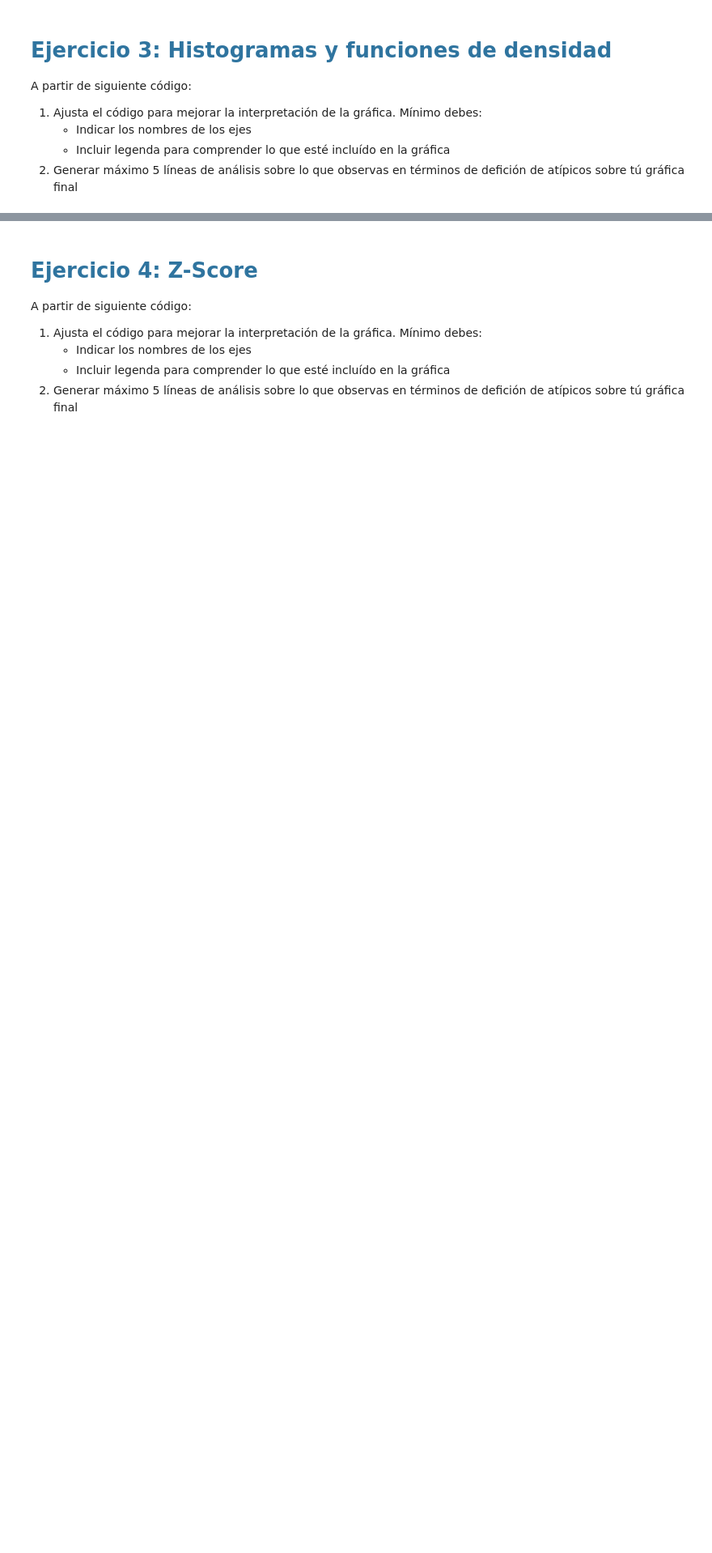
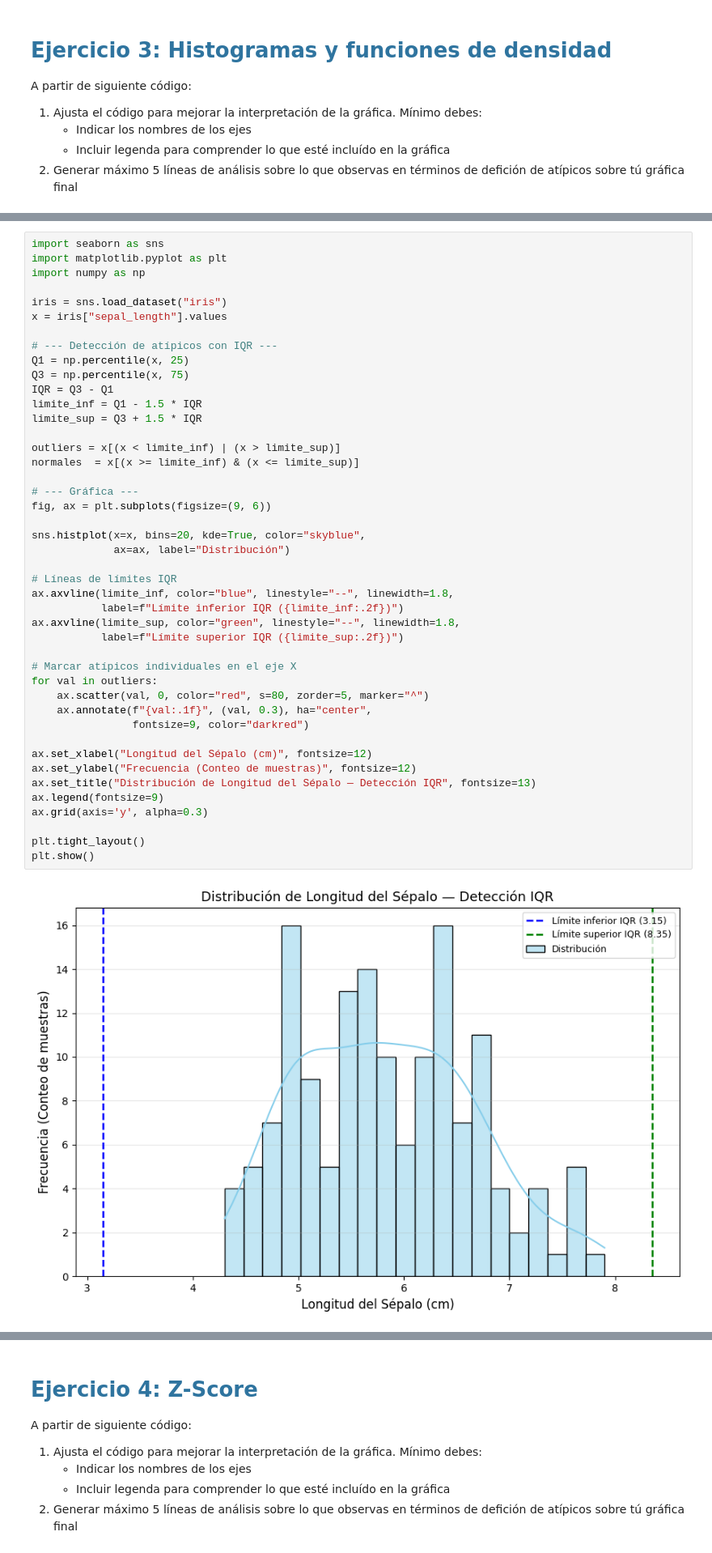
Before and after one commit to JulianCarvajal/BeatAnalytics, a Jupyter notebook: sesiones_practicas/sp_4_natalia_bernal_julian_carvajal.ipynb, the cells around one changed output, grey strips where cells are left out. Shown at 81% size. Saved outputs shown, nothing was run; the diff lists cells and outputs as text; blank space fills up the shorter version.

```diff
--- a/sesiones_practicas/sp_4_natalia_bernal_julian_carvajal.ipynb
+++ b/sesiones_practicas/sp_4_natalia_bernal_julian_carvajal.ipynb
@@ -166,0 +138,46 @@ plt.show()
+# %%
+import seaborn as sns
+import matplotlib.pyplot as plt
+import numpy as np
+
+iris = sns.load_dataset("iris")
+x = iris["sepal_length"].values
+
+# --- Detección de atípicos con IQR ---
+Q1 = np.percentile(x, 25)
+Q3 = np.percentile(x, 75)
+IQR = Q3 - Q1
+limite_inf = Q1 - 1.5 * IQR
+limite_sup = Q3 + 1.5 * IQR
+
+outliers = x[(x < limite_inf) | (x > limite_sup)]
+normales  = x[(x >= limite_inf) & (x <= limite_sup)]
+
+# --- Gráfica ---
+fig, ax = plt.subplots(figsize=(9, 6))
+
+sns.histplot(x=x, bins=20, kde=True, color="skyblue",
+             ax=ax, label="Distribución")
+
+# Líneas de límites IQR
+ax.axvline(limite_inf, color="blue", linestyle="--", linewidth=1.8,
+           label=f"Límite inferior IQR ({limite_inf:.2f})")
+ax.axvline(limite_sup, color="green", linestyle="--", linewidth=1.8,
+           label=f"Límite superior IQR ({limite_sup:.2f})")
+
+# Marcar atípicos individuales en el eje X
+for val in outliers:
+    ax.scatter(val, 0, color="red", s=80, zorder=5, marker="^")
+    ax.annotate(f"{val:.1f}", (val, 0.3), ha="center",
+                fontsize=9, color="darkred")
+
+ax.set_xlabel("Longitud del Sépalo (cm)", fontsize=12)
+ax.set_ylabel("Frecuencia (Conteo de muestras)", fontsize=12)
+ax.set_title("Distribución de Longitud del Sépalo — Detección IQR", fontsize=13)
+ax.legend(fontsize=9)
+ax.grid(axis='y', alpha=0.3)
+
+plt.tight_layout()
+plt.show()
+# %% [output]
+[figure, added]
```
Also changed, not shown: parts of 2 cells of this notebook.
